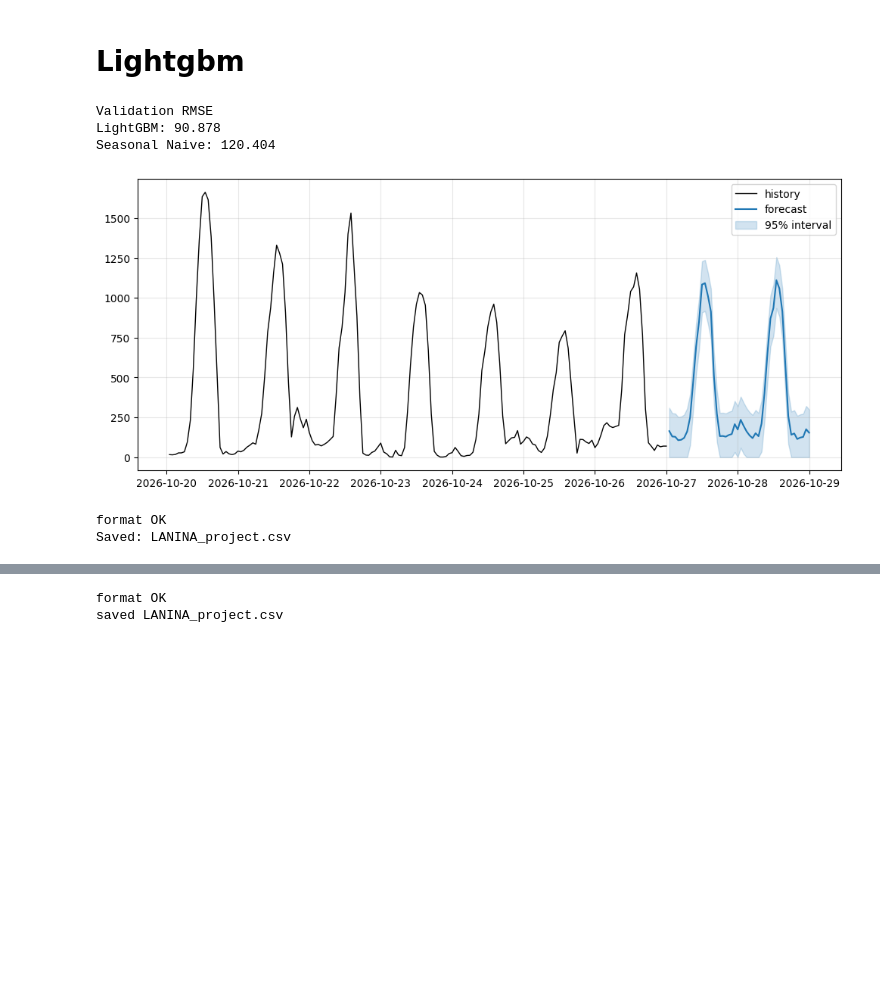
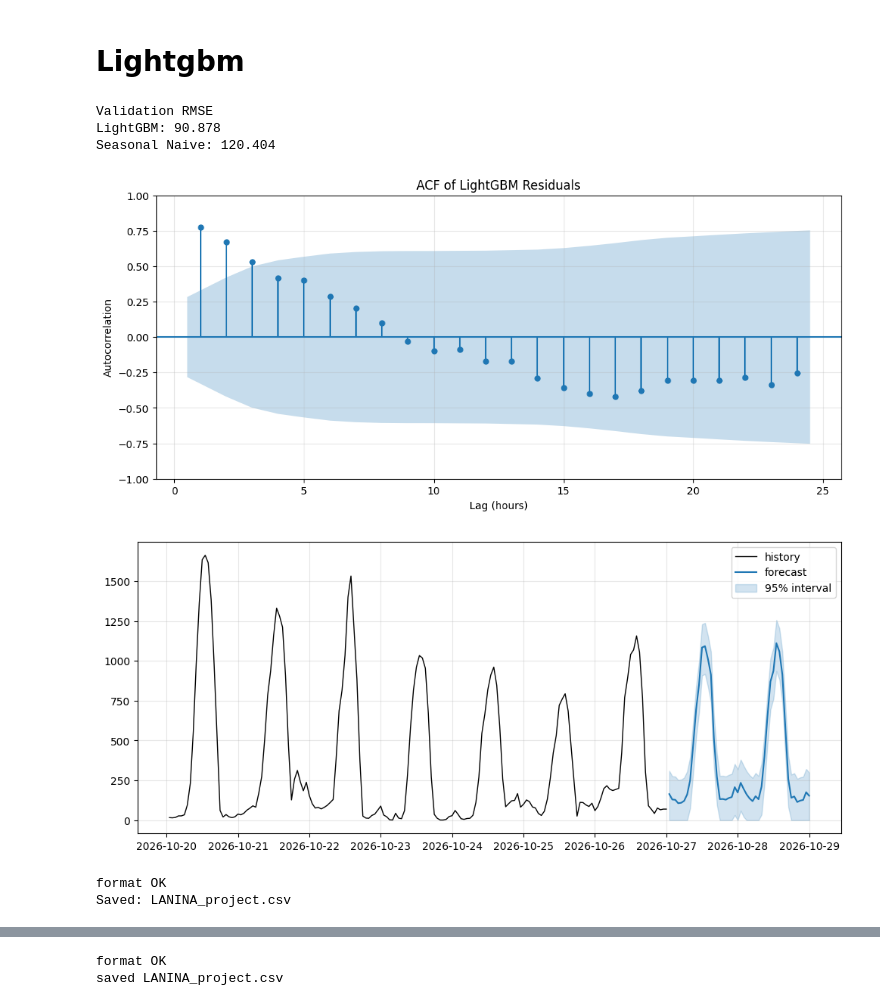
Before and after one commit to tlanina/forecast_Lanina-48-hours-of-generation, a Jupyter notebook: Lanina_project.ipynb, the cells around one changed output, grey strips where cells are left out. Cells and saved outputs as stored; diff of their text form; code cells hidden in the pictures; blank space fills up the shorter version.

```diff
--- a/Lanina_project.ipynb
+++ b/Lanina_project.ipynb
@@ -1385,6 +1385,28 @@ forecast = predict(
     weather_fc[["ds"] + WEATHER],
     final_models
 )
+# ============================================================
+# RESIDUALS ACF
+
+from statsmodels.graphics.tsaplots import plot_acf
+
+residuals = valid["y"].to_numpy() - val_forecast
+
+fig, ax = plt.subplots(figsize=(12, 5))
+
+plot_acf(
+    residuals,
+    lags=24,
+    alpha=0.05,
+    zero=False,
+    ax=ax
+)
+
+ax.set_title("ACF of LightGBM Residuals")
+ax.set_xlabel("Lag (hours)")
+ax.set_ylabel("Autocorrelation")
+
+plt.show()
 
 # 6. 95% PREDICTION INTERVAL
 
@@ -1434,34 +1456,35 @@ submission = pd.DataFrame({
     "forecast": forecast,
     "lower_95": lower_95,
     "upper_95": upper_95
 })
 def check_submission(sub: pd.DataFrame) -> None:
     assert list(sub.columns) == ["ds", "forecast", "lower_95", "upper_95"], "wrong columns"
     assert len(sub) == H, f"need {H} rows, got {len(sub)}"
     assert (pd.to_datetime(sub["ds"]).to_numpy() == FUTURE.to_numpy()).all(), "the hours do not match FUTURE"
     assert sub[["forecast", "lower_95", "upper_95"]].notna().all().all(), "missing values"
     assert (sub["lower_95"] >= 0).all(), "a lower bound is negative"
     assert (sub["lower_95"] <= sub["forecast"]).all() and (sub["forecast"] <= sub["upper_95"]).all(), \
         "the forecast must lie inside its interval"
     print("format OK")
 check_submission(submission)
 
 FILE = f"{SURNAME.strip().upper()}_project.csv"
 
 submission.to_csv(FILE, index=False)
 
 print("Saved:", FILE)
 
 try:
     from google.colab import files
     files.download(FILE)
 except ImportError:
     pass
 # %% [output]
 Validation RMSE
 LightGBM: 90.878
 Seasonal Naive: 120.404
-[figure, old version]
+[figure, new version]
+[figure, added]
 format OK
 Saved: LANINA_project.csv
 [interactive output not drawn]
```
Also changed, not shown: parts of 1 cell of this notebook.
